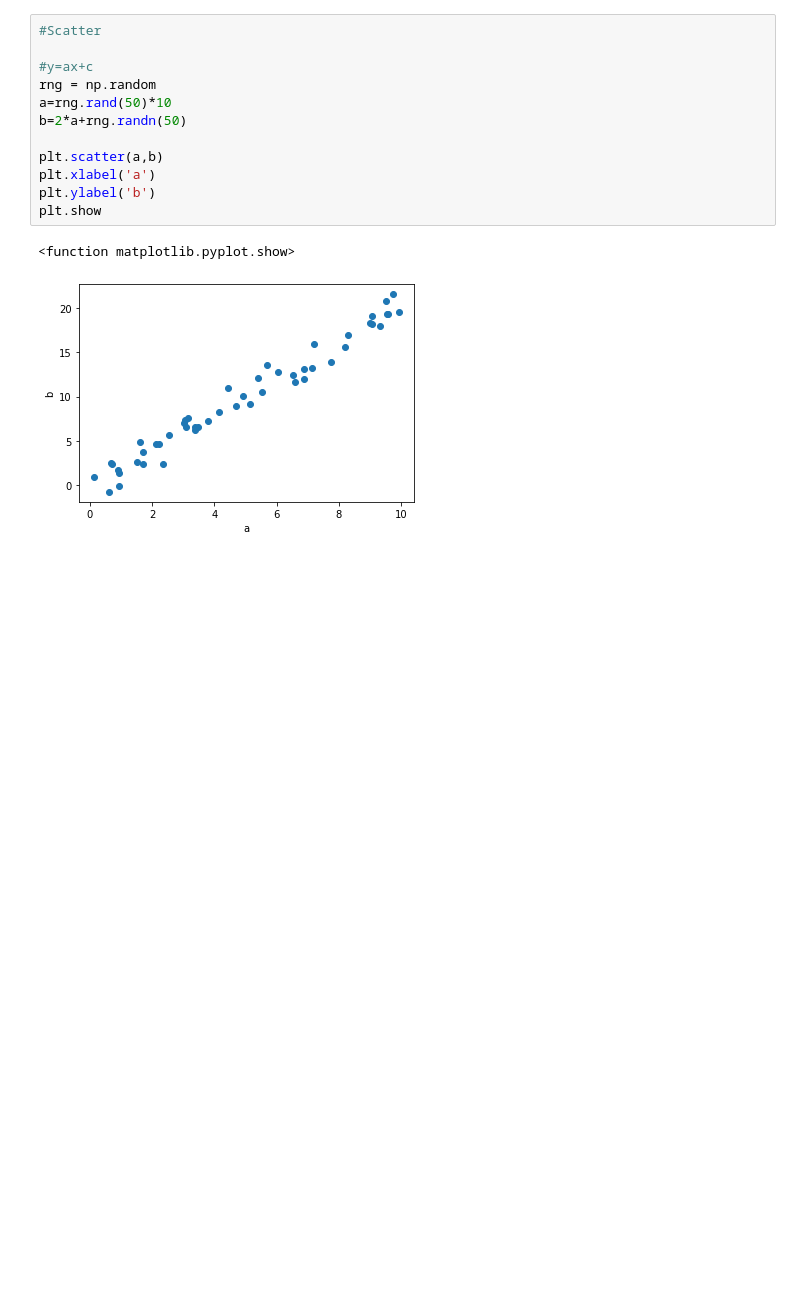
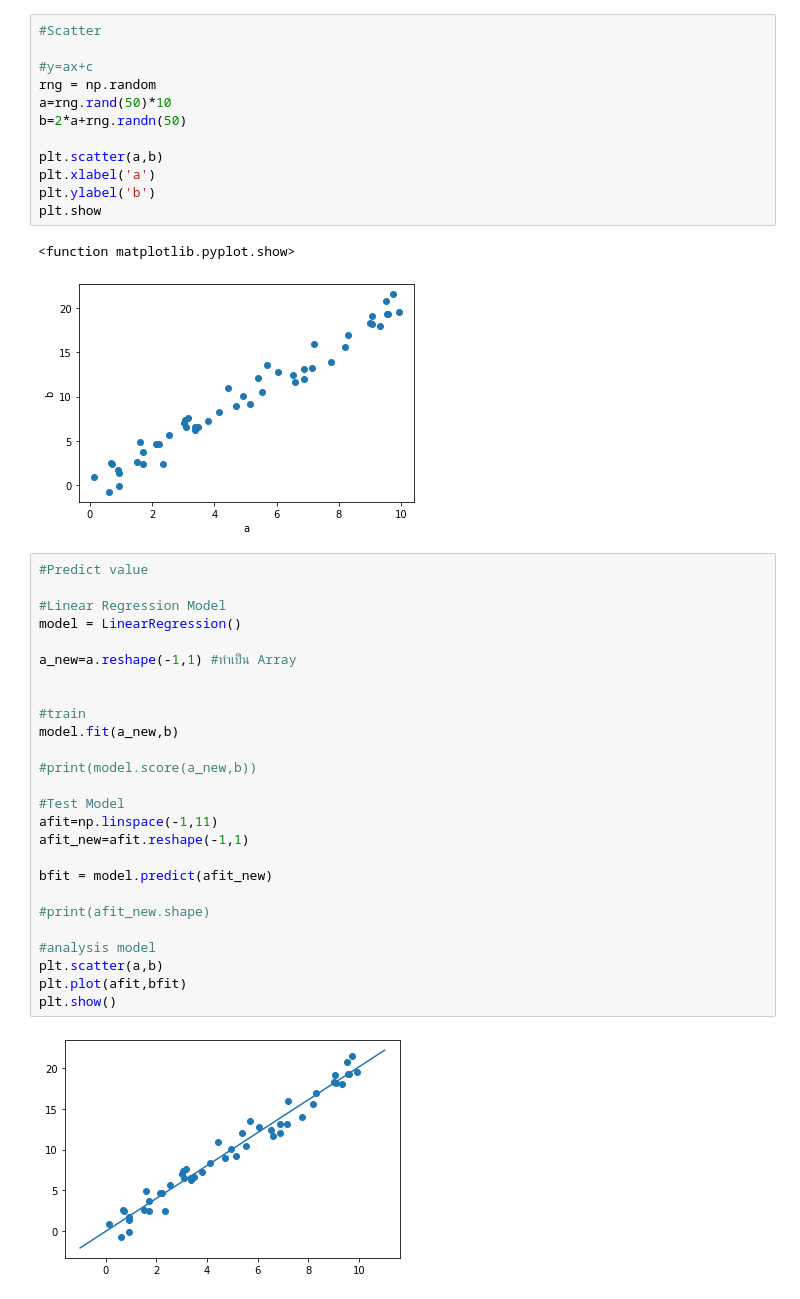
Before and after one commit to trikitlekkaeo/Machine-Learning, a Jupyter notebook: Linear_Regression.ipynb, the cells around one changed output. Cells and saved outputs as stored; diff of their text form; blank space fills up the shorter version.

```diff
--- a/Linear_Regression.ipynb
+++ b/Linear_Regression.ipynb
@@ -66,3 +57,31 @@ plt.show
 # %% [output]
 <function matplotlib.pyplot.show>
 [figure]
+# %%
+#Predict value
+
+#Linear Regression Model
+model = LinearRegression()
+
+a_new=a.reshape(-1,1) #ทำเป็น Array
+
+
+#train
+model.fit(a_new,b)
+
+#print(model.score(a_new,b))
+
+#Test Model
+afit=np.linspace(-1,11)
+afit_new=afit.reshape(-1,1)
+
+bfit = model.predict(afit_new)
+
+#print(afit_new.shape)
+
+#analysis model
+plt.scatter(a,b)
+plt.plot(afit,bfit)
+plt.show()
+# %% [output]
+[figure, added]
```
Also changed, not shown: parts of 1 cell of this notebook.
